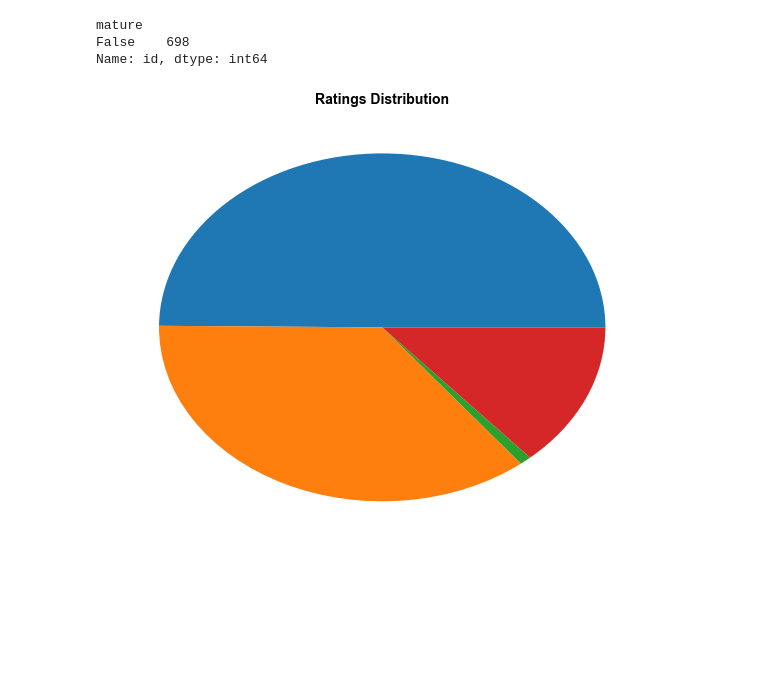
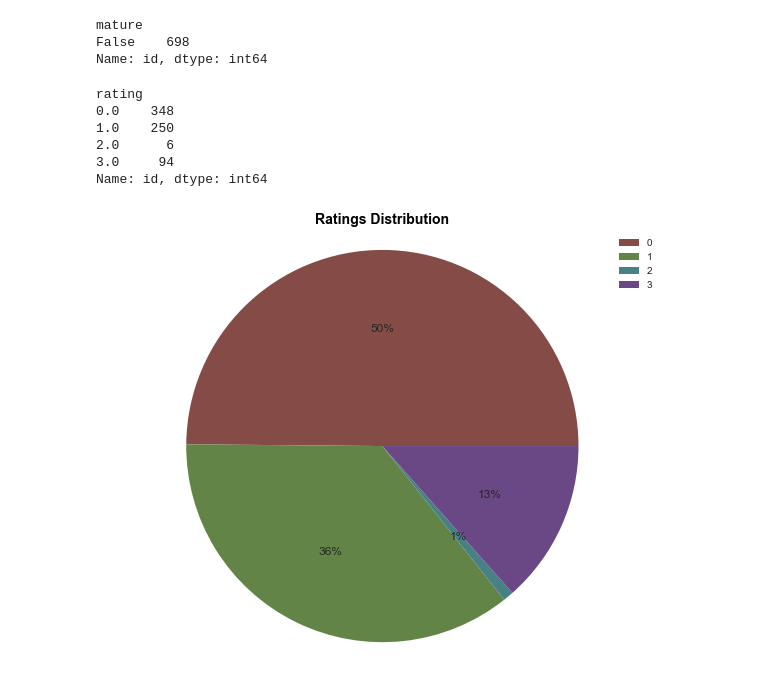
Before and after one commit to rupalimayekar/ProjectWattpad, a Jupyter notebook: Plots_Andrea.ipynb, the cells around one changed output. Cells and saved outputs as stored; diff of their text form; code cells hidden in the pictures; blank space fills up the shorter version.

```diff
--- a/Plots_Andrea.ipynb
+++ b/Plots_Andrea.ipynb
@@ -121,13 +123,22 @@ False    698
 Name: id, dtype: int64
 # %%
 ratings_group=plotdf["id"].groupby(plotdf["rating"]).count()
+ratings_group
+# %% [output]
+rating
+0.0    348
+1.0    250
+2.0      6
+3.0     94
+Name: id, dtype: int64
 # %%
 plt.figure(figsize=(10,8))
 sns.set_style("darkgrid")
-plt.pie(ratings_group)
-plt.legend()
+plt.pie(ratings_group,colors=sns.hls_palette(4, l=.4, s=.3),autopct='%1.0f%%')
+plt.legend(labels=[0,1,2,3])
 plt.title("Ratings Distribution",fontdict=font)
 plt.savefig('Images/Ratings Distribution')
+plt.axis('equal')
 plt.show()
 # %% [output]
-[figure, old version]
+[figure, new version]
```
Also changed, not shown: parts of 4 cells of this notebook, 8 other files.
